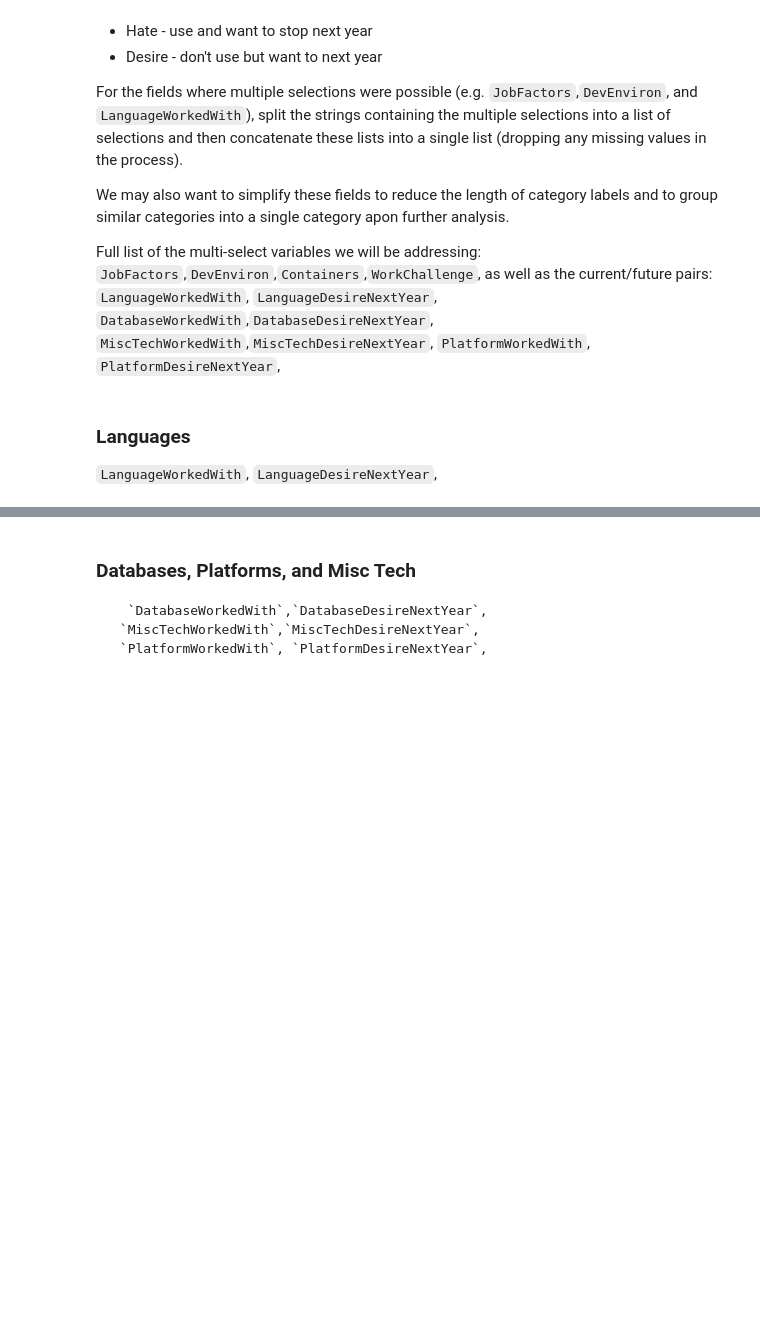
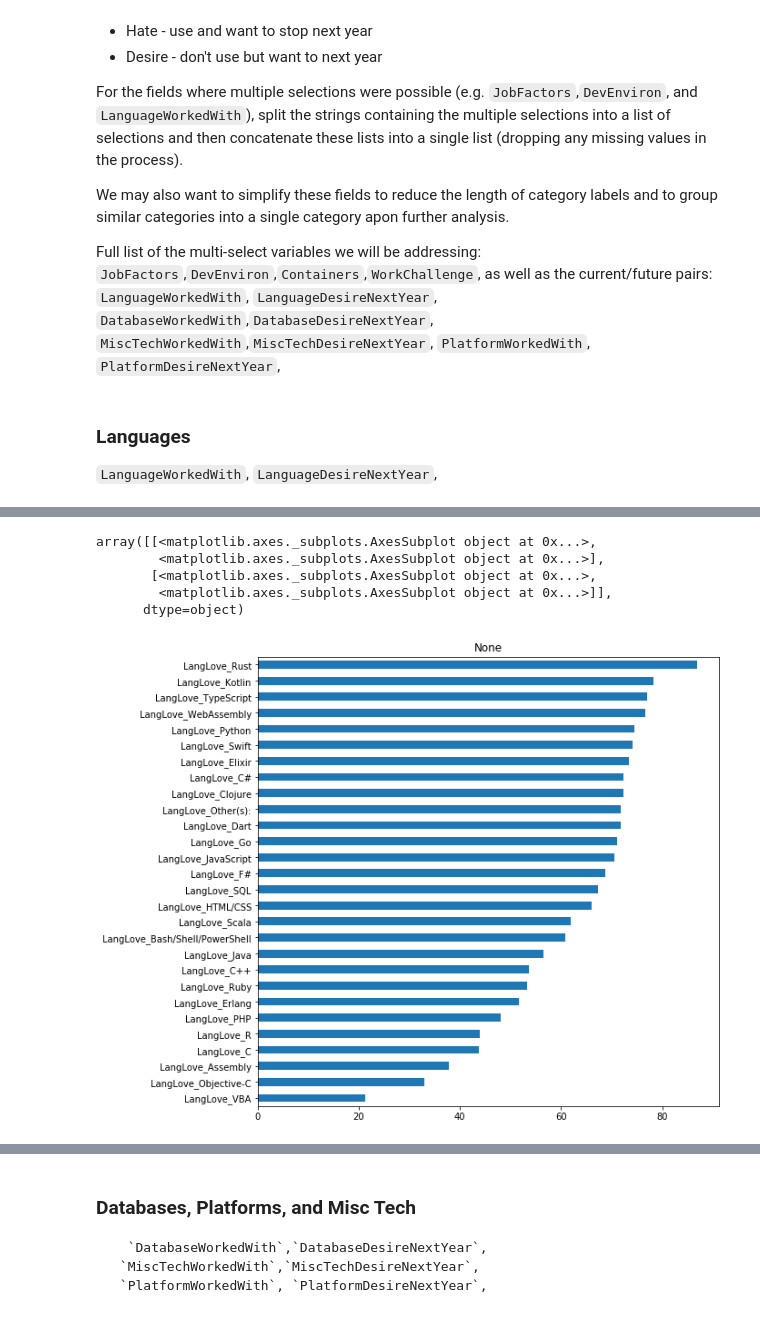
Before and after one commit to ergonyc/Practice-python-exercises, a Jupyter notebook: DataPresentation0/StackOverFlow-ThinkfulCapstone0.ipynb, the cells around one changed output, grey strips where cells are left out. Drawn from its saved outputs; the diff is of its cells as text; code cells hidden in the pictures; blank space fills up the shorter version.

```diff
--- a/DataPresentation0/StackOverFlow-ThinkfulCapstone0.ipynb
+++ b/DataPresentation0/StackOverFlow-ThinkfulCapstone0.ipynb
@@ -1163,0 +1189,16 @@ df_ = df.merge(langs, how='outer', left_index=True, right_index=True)
+# %%
+filt = langs_df.filter(regex='LangLove_')
+love = filt.drop(columns='LangLove_nan')
+
+love_dev = (100*love[isDev].mean()).sort_values(ascending=True)
+love_ds = (100*love[isDS].mean()).sort_values(ascending=True)
+#love_ds = love_ds[love_dev.index]
+
+love_dev.plot.barh(figsize=(10, 10))
+# %% [output]
+array([[<matplotlib.axes._subplots.AxesSubplot object at 0x...>,
+        <matplotlib.axes._subplots.AxesSubplot object at 0x...>],
+       [<matplotlib.axes._subplots.AxesSubplot object at 0x...>,
+        <matplotlib.axes._subplots.AxesSubplot object at 0x...>]],
+      dtype=object)
+[figure, added]
```
Also changed, not shown: parts of 40 cells of this notebook.
